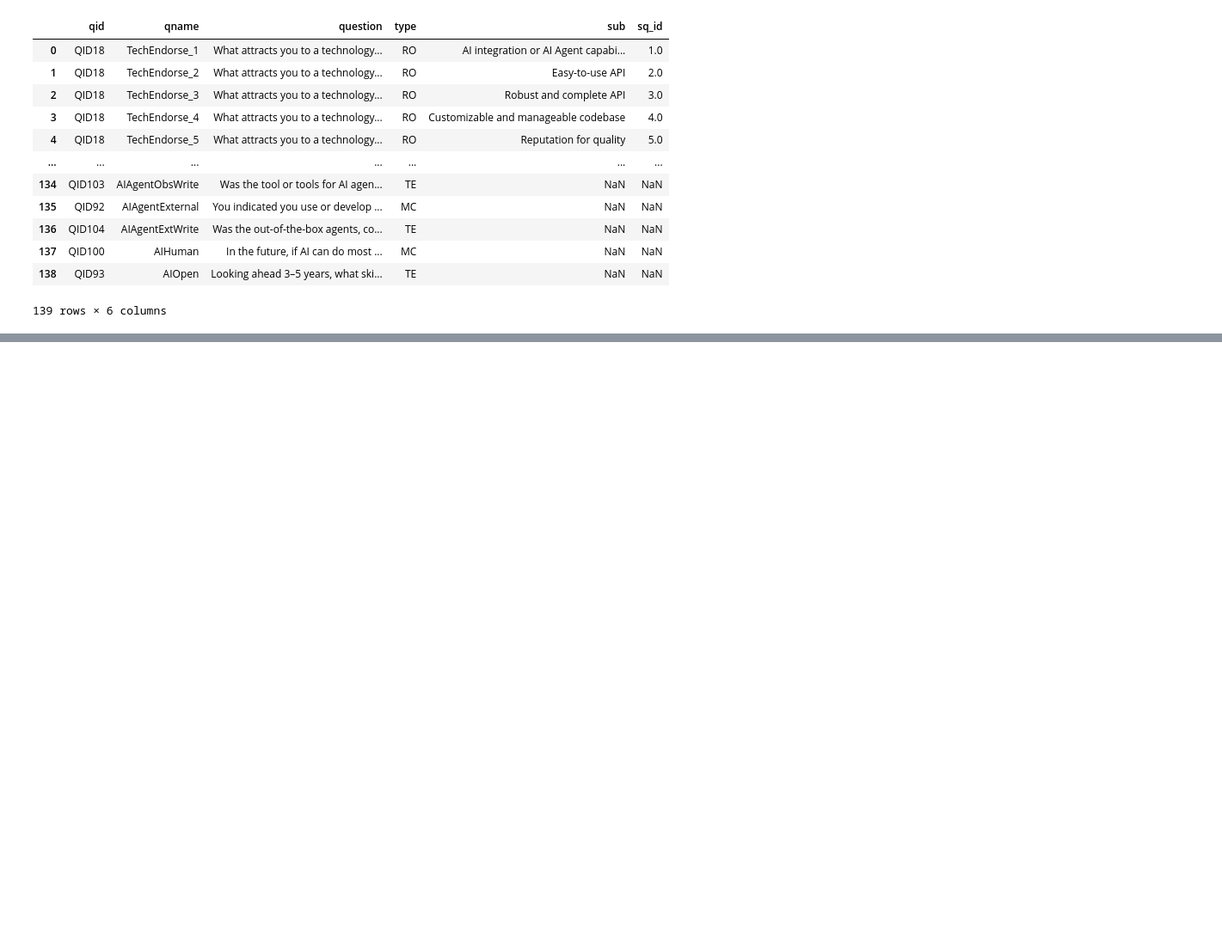
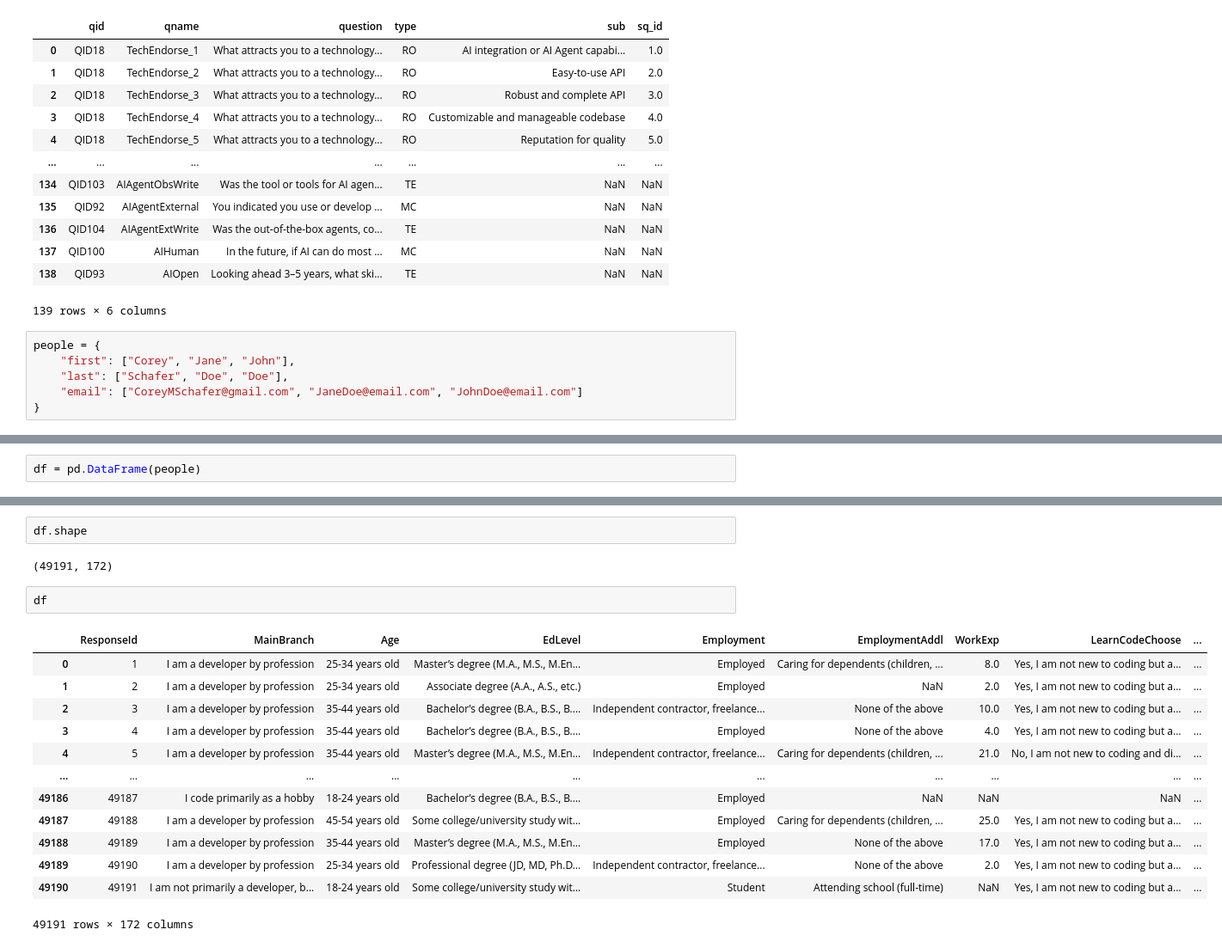
Before and after one commit to medeiroscaio/ml-estudos, a Jupyter notebook: pandas/pandas.ipynb, the cells around one changed output, grey strips where cells are left out. Shown at 86% size. Drawn from its saved outputs; the diff is of its cells as text; blank space fills up the shorter version.

Commit message:
pandas - dataframe basics, loc, iloc and exploring data

```diff
--- a/pandas/pandas.ipynb
+++ b/pandas/pandas.ipynb
@@ -78,3 +78,9 @@ schema_df
 | 137 | QID100 | AIHuman | In the future, if AI can do most ... | MC | NaN | NaN |
 | 138 | QID93 | AIOpen | Looking ahead 3–5 years, what ski... | TE | NaN | NaN |
 139 rows × 6 columns
+# %%
+people = {
+    "first": ["Corey", "Jane", "John"],
+    "last": ["Schafer", "Doe", "Doe"],
+    "email": ["CoreyMSchafer@gmail.com", "JaneDoe@email.com", "JohnDoe@email.com"]
+}
@@ -80,0 +89,2 @@ schema_df
+# %%
+df = pd.DataFrame(people)
@@ -80,0 +144,20 @@ schema_df
+# %%
+df.shape
+# %% [output]
+(49191, 172)
+# %%
+df
+# %% [output]
+|  | ResponseId | MainBranch | Age | EdLevel | Employment | EmploymentAddl | WorkExp | LearnCodeChoose | ... |
+| 0 | 1 | I am a developer by profession | 25-34 years old | Master’s degree (M.A., M.S., M.En... | Employed | Caring for dependents (children, ... | 8.0 | Yes, I am not new to coding but a... | ... |
+| 1 | 2 | I am a developer by profession | 25-34 years old | Associate degree (A.A., A.S., etc.) | Employed | NaN | 2.0 | Yes, I am not new to coding but a... | ... |
+| 2 | 3 | I am a developer by profession | 35-44 years old | Bachelor’s degree (B.A., B.S., B.... | Independent contractor, freelance... | None of the above | 10.0 | Yes, I am not new to coding but a... | ... |
+| 3 | 4 | I am a developer by profession | 35-44 years old | Bachelor’s degree (B.A., B.S., B.... | Employed | None of the above | 4.0 | Yes, I am not new to coding but a... | ... |
+| 4 | 5 | I am a developer by profession | 35-44 years old | Master’s degree (M.A., M.S., M.En... | Independent contractor, freelance... | Caring for dependents (children, ... | 21.0 | No, I am not new to coding and di... | ... |
+| ... | ... | ... | ... | ... | ... | ... | ... | ... | ... |
+| 49186 | 49187 | I code primarily as a hobby | 18-24 years old | Bachelor’s degree (B.A., B.S., B.... | Employed | NaN | NaN | NaN | ... |
+| 49187 | 49188 | I am a developer by profession | 45-54 years old | Some college/university study wit... | Employed | Caring for dependents (children, ... | 25.0 | Yes, I am not new to coding but a... | ... |
+| 49188 | 49189 | I am a developer by profession | 35-44 years old | Master’s degree (M.A., M.S., M.En... | Employed | None of the above | 17.0 | Yes, I am not new to coding but a... | ... |
+| 49189 | 49190 | I am a developer by profession | 25-34 years old | Professional degree (JD, MD, Ph.D... | Independent contractor, freelance... | None of the above | 2.0 | Yes, I am not new to coding but a... | ... |
+| 49190 | 49191 | I am not primarily a developer, b... | 18-24 years old | Some college/university study wit... | Student | Attending school (full-time) | NaN | Yes, I am not new to coding but a... | ... |
+49191 rows × 172 columns
```
Also changed, not shown: parts of 13 cells of this notebook.
